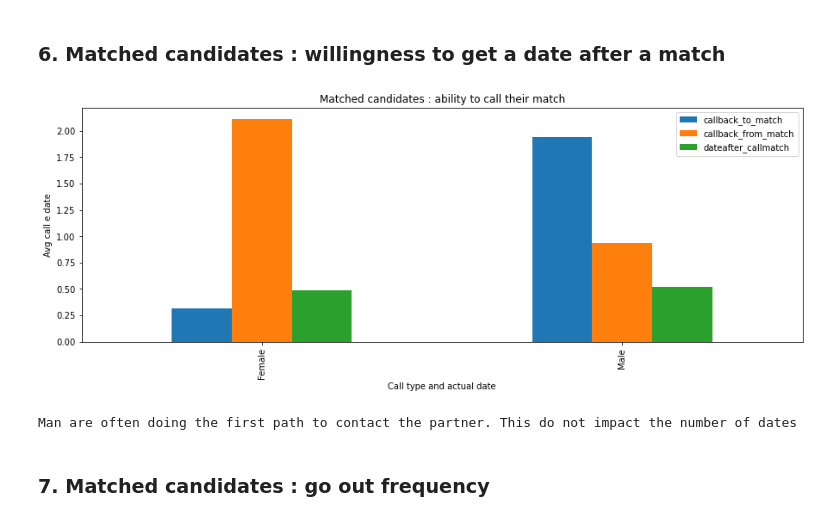
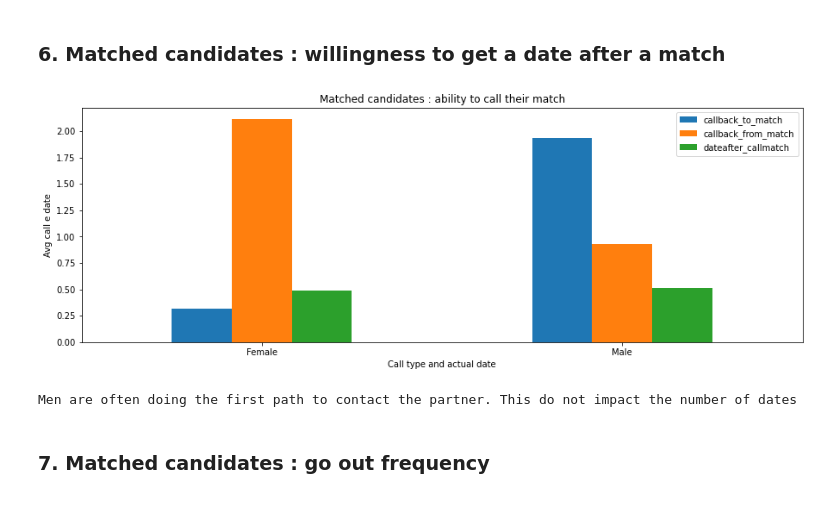
Before and after one commit to Seraphin17/Certification, a Jupyter notebook: 1_Speed_Dating/Project_Speed_Dating_Certification.ipynb, the cells around one changed output. Cells and saved outputs as stored; diff of their text form; code cells hidden in the pictures.

```diff
--- a/1_Speed_Dating/Project_Speed_Dating_Certification.ipynb
+++ b/1_Speed_Dating/Project_Speed_Dating_Certification.ipynb
@@ -806,28 +783,31 @@ Observations : We can cleraly observe that persons that got a date are highly co
 # %%
 #Creation sub DataFrame & Filter
 dynamism = dfa2_matches[['gender',
                             'callback_to_match',
                             'callback_from_match',
                             'dateafter_callmatch'
                                   ]]
 
+dynamism = dynamism.dropna()
+
 dynamism_to_call = dynamism.groupby(['gender']).mean()
 dynamism_to_call
-
 
 #Graph candidates' attributes
 dynamism_to_call.plot(kind='bar',
                       title='Matched candidates : ability to call their match',
                       ylabel='Avg call e date',
                       xlabel='Call type and actual date',
                       figsize=(15, 5),
                       legend = True)
+
+plt.xticks(rotation=0)
 plt.show()
 
-print('Man are often doing the first path to contact the partner. This do not impact the number of dates')
+print('Men are often doing the first path to contact the partner. This do not impact the number of dates')
 # %% [output]
-[figure, old version]
+[figure, new version]
-Man are often doing the first path to contact the partner. This do not impact the number of dates
+Men are often doing the first path to contact the partner. This do not impact the number of dates
 # %% [markdown]
 ### 7. Matched candidates : go out frequency
 # %%
```
Also changed, not shown: parts of 20 cells of this notebook.
